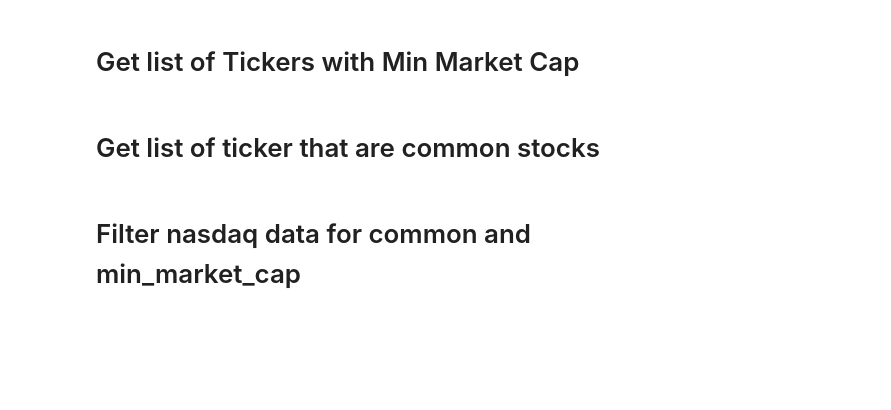
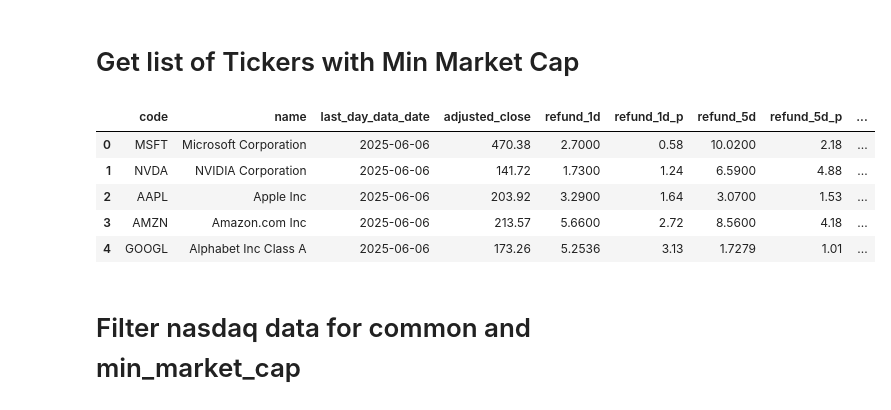
Before and after one commit to Risskr/Stock-App, a Jupyter notebook: StocksApp.ipynb, the cells around one changed output. Cells and saved outputs as stored; diff of their text form; code cells hidden in the pictures; blank space fills up the shorter version.

```diff
--- a/StocksApp.ipynb
+++ b/StocksApp.ipynb
@@ -147,2 +154,0 @@ min_market_cap_df = get_filtered_nasdaq_stocks(API_KEY, MIN_MARKET_CAP)
-# %% [markdown]
-# Get list of ticker that are common stocks
@@ -157,3 +155,12 @@ common_df = meta_df[meta_df['Type'] == 'Common Stock']
+# %%
+min_market_cap_df.head()
+# %% [output]
+|  | code | name | last_day_data_date | adjusted_close | refund_1d | refund_1d_p | refund_5d | refund_5d_p | ... |
+| 0 | MSFT | Microsoft Corporation | 2025-06-06 | 470.38 | 2.7000 | 0.58 | 10.0200 | 2.18 | ... |
+| 1 | NVDA | NVIDIA Corporation | 2025-06-06 | 141.72 | 1.7300 | 1.24 | 6.5900 | 4.88 | ... |
+| 2 | AAPL | Apple Inc | 2025-06-06 | 203.92 | 3.2900 | 1.64 | 3.0700 | 1.53 | ... |
+| 3 | AMZN | Amazon.com Inc | 2025-06-06 | 213.57 | 5.6600 | 2.72 | 8.5600 | 4.18 | ... |
+| 4 | GOOGL | Alphabet Inc Class A | 2025-06-06 | 173.26 | 5.2536 | 3.13 | 1.7279 | 1.01 | ... |
 # %% [markdown]
 # Filter nasdaq data for common and min_market_cap
 # %%
```
Also changed, not shown: parts of 9 cells of this notebook.
